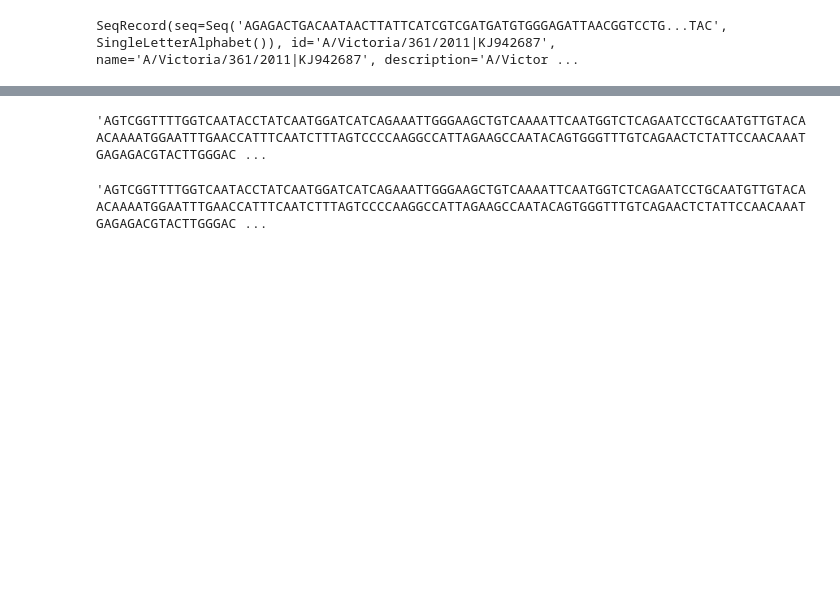
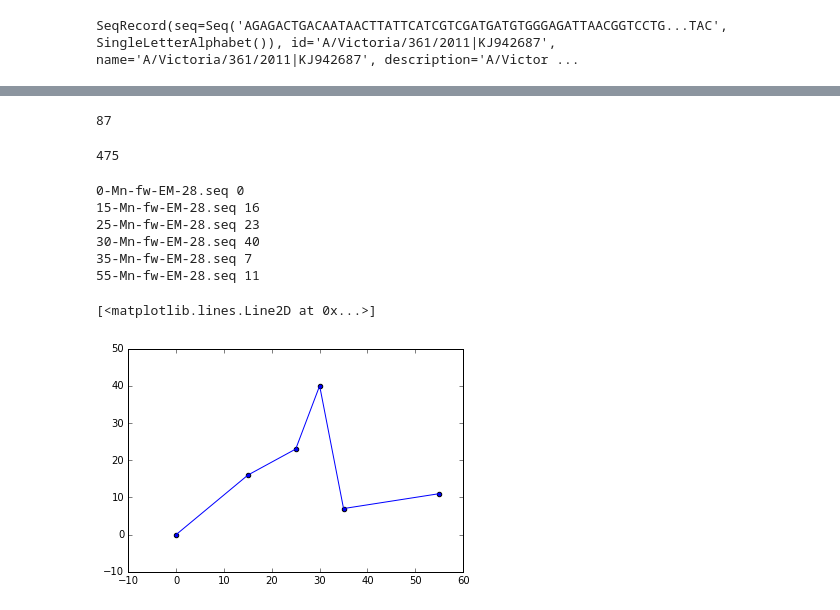
Before and after one commit to ericmjl/protein-systematic-characterization, a Jupyter notebook: experiments/temp-20160927-hackytaq/hacky-taq.ipynb, the cells around one changed output, grey strips where cells are left out. Saved outputs shown, nothing was run; the diff lists cells and outputs as text; code cells hidden in the pictures; blank space fills up the shorter version.

```diff
--- a/experiments/temp-20160927-hackytaq/hacky-taq.ipynb
+++ b/experiments/temp-20160927-hackytaq/hacky-taq.ipynb
@@ -224,8 +205,34 @@ distance(str(aln[2].seq), str(aln[3].seq))
-# %%
-str(aln[2].seq)
-# %% [output]
-'AGTCGGTTTTGGTCAATACCTATCAATGGATCATCAGAAATTGGGAAGCTGTCAAAATTCAATGGTCTCAGAATCCTGCAATGTTGTACAACAAAATGGAATTTGAACCATTTCAATCTTTAGTCCCCAAGGCCATTAGAAGCCAATACAGTGGGTTTGTCAGAACTCTATTCCAACAAATGAGAGACGTACTTGGGAC ...
-# %%
-str(aln[3].seq)
-# %% [output]
-'AGTCGGTTTTGGTCAATACCTATCAATGGATCATCAGAAATTGGGAAGCTGTCAAAATTCAATGGTCTCAGAATCCTGCAATGTTGTACAACAAAATGGAATTTGAACCATTTCAATCTTTAGTCCCCAAGGCCATTAGAAGCCAATACAGTGGGTTTGTCAGAACTCTATTCCAACAAATGAGAGACGTACTTGGGAC ...
+# %%
+burnin = 1000
+start = int(trace['switchpoint1'][burnin:].max(axis=0))
+start
+# %% [output]
+87
+# %%
+end = int(trace['switchpoint2'][burnin:].min(axis=0))
+end
+# %% [output]
+475
+# %%
+aln_trimmed = aln[:, start:end]
+concs = []
+muts = []
+for i in range(len(aln_trimmed) - 1):
+    dist = distance(str(aln_trimmed[i].seq), str(aln_trimmed[-1].seq))
+    print(aln_trimmed[i].id, dist)
+
+    concs.append(aln_trimmed[i].id.split('-')[0])
+    muts.append(dist)
+# %% [output]
+0-Mn-fw-EM-28.seq 0
+15-Mn-fw-EM-28.seq 16
+25-Mn-fw-EM-28.seq 23
+30-Mn-fw-EM-28.seq 40
+35-Mn-fw-EM-28.seq 7
+55-Mn-fw-EM-28.seq 11
+# %%
+plt.scatter(x=concs, y=muts)
+plt.plot(concs, muts)
+# %% [output]
+[<matplotlib.lines.Line2D at 0x...>]
+[figure, added]
```
Also changed, not shown: parts of 22 cells of this notebook, 23 other files.
